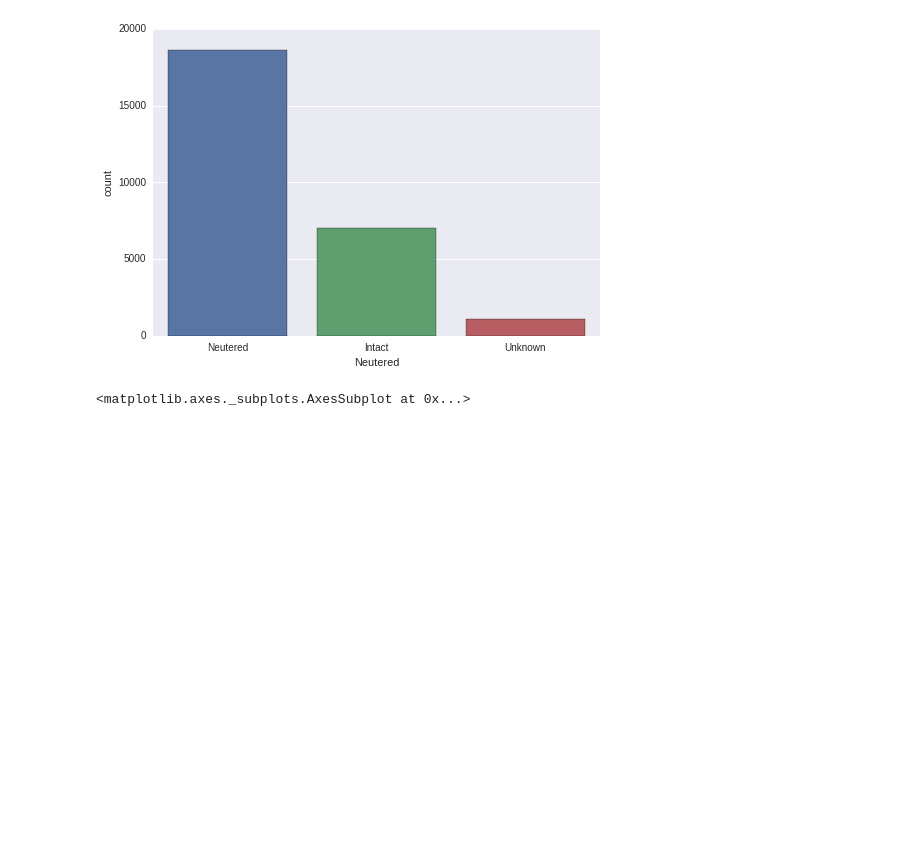
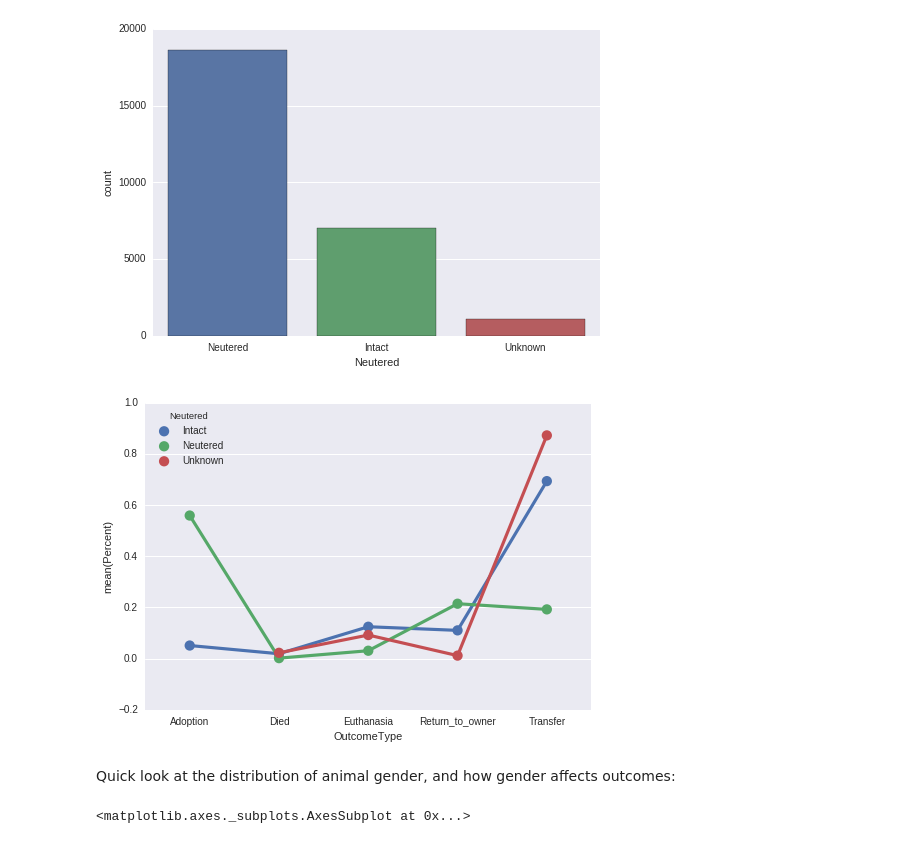
Before and after one commit to jakesherman/shelter-animals-kaggle, a Jupyter notebook: 1-exploring.ipynb, the cells around one changed output. Cells and saved outputs as stored; diff of their text form; code cells hidden in the pictures; blank space fills up the shorter version.

```diff
--- a/1-exploring.ipynb
+++ b/1-exploring.ipynb
@@ -135,6 +136,12 @@ sns.countplot(x = "Neutered", data = train)
 # %% [output]
 <matplotlib.axes._subplots.AxesSubplot at 0x...>
 [figure]
+# %%
+rel_freq_plot(train, 'Neutered')
+# %% [output]
+[figure, added]
+# %% [markdown]
+Quick look at the distribution of animal gender, and how gender affects outcomes:
 # %%
 sns.countplot(x = "Sex", data = train)
 # %% [output]
```
Also changed, not shown: parts of 8 cells of this notebook, 1 other file.
